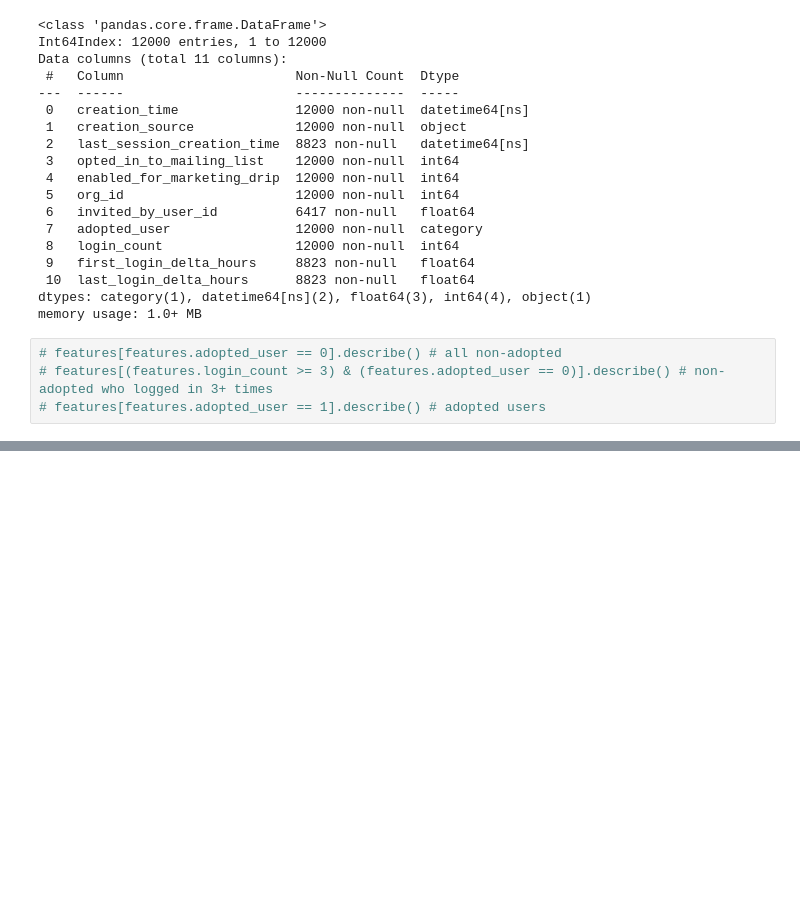
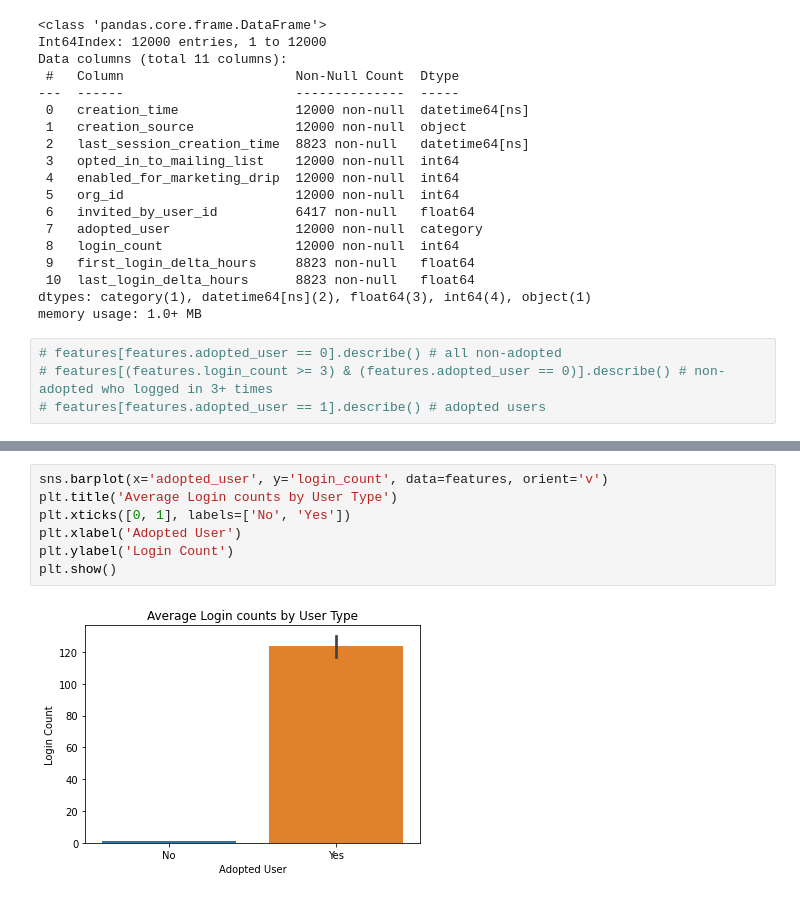
Before and after one commit to jslaga/SpringboardDSC, a Jupyter notebook: Take-Home_Challenges/Relax_Data_Challenge.ipynb, the cells around one changed output, grey strips where cells are left out. Saved outputs shown, nothing was run; the diff lists cells and outputs as text; blank space fills up the shorter version.

```diff
--- a/Take-Home_Challenges/Relax_Data_Challenge.ipynb
+++ b/Take-Home_Challenges/Relax_Data_Challenge.ipynb
@@ -338,0 +346,9 @@ memory usage: 1.0+ MB
+# %%
+sns.barplot(x='adopted_user', y='login_count', data=features, orient='v')
+plt.title('Average Login counts by User Type')
+plt.xticks([0, 1], labels=['No', 'Yes'])
+plt.xlabel('Adopted User')
+plt.ylabel('Login Count')
+plt.show()
+# %% [output]
+[figure, added]
```
Also changed, not shown: parts of 26 cells of this notebook.
